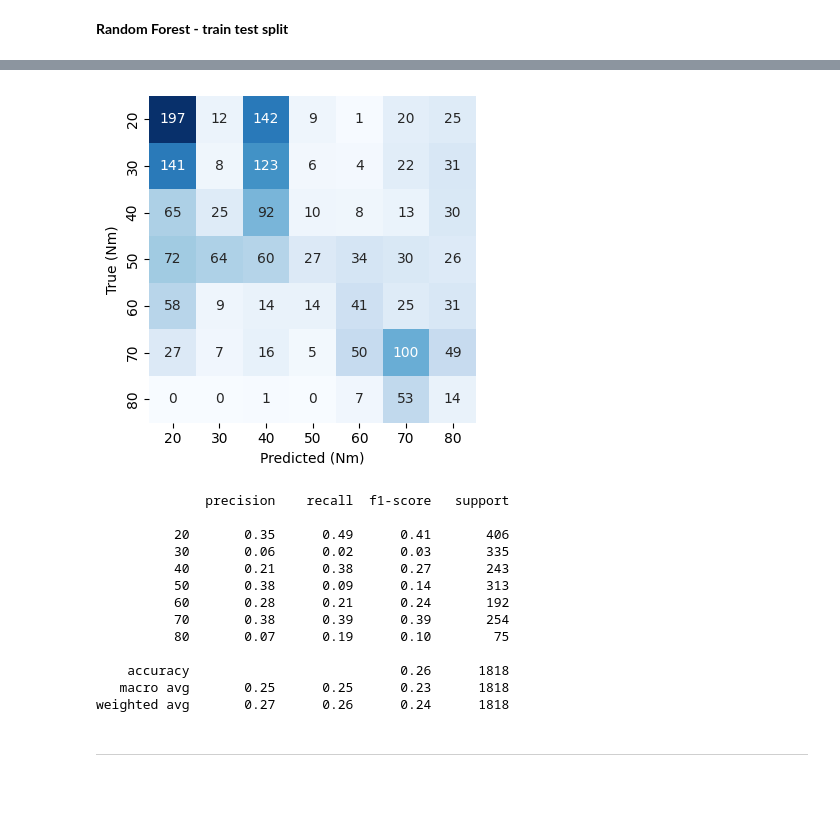
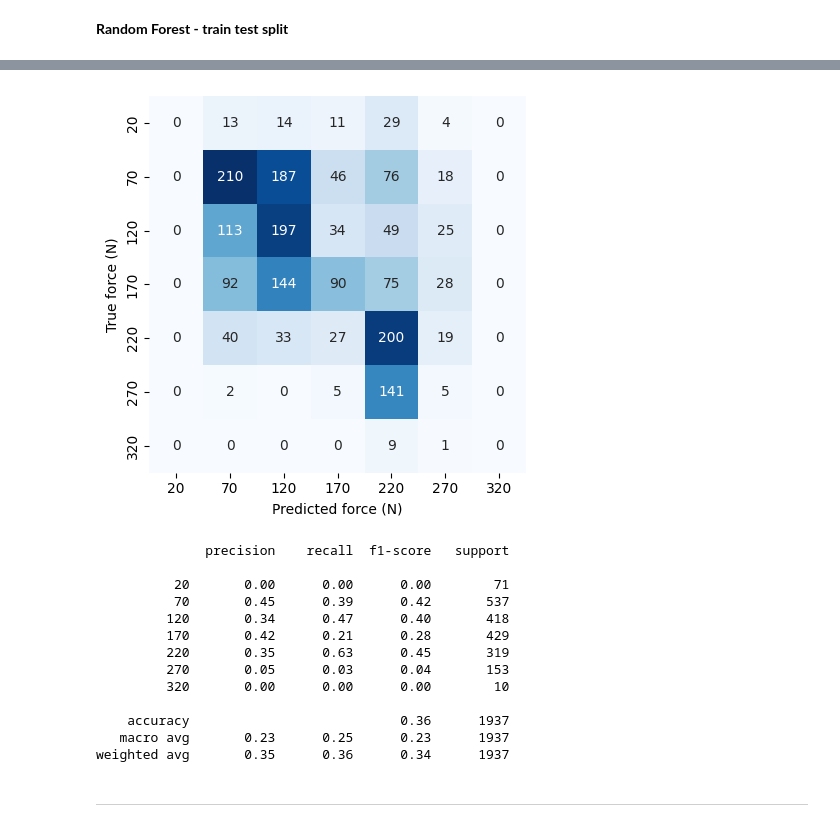
Before and after one commit to EITLabworks/Data-Driven-Force-Estimation-of-the-Thigh-Muscles-using-Electrical-Impedance-Measurements, a Jupyter notebook: 7class_classification.ipynb, the cells around one changed output, grey strips where cells are left out. Cells and saved outputs as stored; diff of their text form; code cells hidden in the pictures; blank space fills up the shorter version.

```diff
--- a/7class_classification.ipynb
+++ b/7class_classification.ipynb
@@ -14,7 +13,7 @@ from tools import compute_PCA, compute_TSNE, load_data
 # %% [markdown]
 **Multiclass classification**
 # %%
-X, y, p = load_data([ps for ps in range(1, 16)], z_score_norm="participant_meanfree")
+X, y, _, p = load_data([ps for ps in range(1, 16)], z_score_norm="participant_meanfree")
 X = X.reshape(X.shape[0], X.shape[1] * X.shape[1])
 # %% [output]
 load: ['P01', 'P02', 'P03', 'P04', 'P05', 'P06', 'P07', 'P08', 'P09', 'P10', 'P11', 'P12', 'P13', 'P14', 'P15']
@@ -47,15 +72,18 @@ X_mc = list()
 Y_mc = list()
 for xs, ys in zip(X, y):
     yr = np.round(ys, -1)
-    if yr >= 20 and yr <= 80:
+    if yr >= 20 and yr <= 400:
         X_mc.append(xs)
         Y_mc.append(yr)
 X_mc = np.array(X_mc)
 Y_mc = np.array(Y_mc, dtype=int)
 
-X_train, X_test, y_train, y_test = train_test_split(
+X_tr, X_te, y_tr, y_te = train_test_split(
     X_mc, Y_mc, test_size=0.2, random_state=42
 )
+
+X_train, y_train = create_stepped_labels(X_tr, y_tr, S=50)
+X_test, y_test = create_stepped_labels(X_te, y_te, S=50)
 # %% [markdown]
 **SVM**
 # %% [raw]
@@ -140,32 +170,37 @@ weighted avg       0.95      0.95      0.95     12099
 # %% [markdown]
 **Random Forest - train test split**
 # %%
-X, y, p = load_data([ps for ps in range(1, 15)], z_score_norm="participant_meanfree")
+X, y,_, p = load_data([ps for ps in range(1, 15)], z_score_norm="participant_meanfree")
 X = X.reshape(X.shape[0], X.shape[1] * X.shape[1])
 
-X_test, y_test, p = load_data([ps for ps in [15]], z_score_norm="participant_meanfree")
+X_test, y_test,_, p = load_data([ps for ps in [15]], z_score_norm="participant_meanfree")
 X_test = X_test.reshape(X_test.shape[0], X_test.shape[1] * X_test.shape[1])
 
 X_mc = list()
 Y_mc = list()
 for xs, ys in zip(X, y):
     yr = np.round(ys, -1)
-    if yr >= 20 and yr <= 80:
+    if yr >= 30 and yr <= 350:
         X_mc.append(xs)
         Y_mc.append(yr)
-X_train = np.array(X_mc)
-y_train = np.array(Y_mc, dtype=int)
+
 
 X_mc_test = list()
 Y_mc_test = list()
 for xs, ys in zip(X_test, y_test):
     yr = np.round(ys, -1)
-    if yr >= 20 and yr <= 80:
+    if yr >= 30 and yr <= 350:
         X_mc_test.append(xs)
         Y_mc_test.append(yr)
 
-X_test = np.array(X_mc_test)
-y_test = np.array(Y_mc_test, dtype=int)
+X_tr = np.array(X_mc)
+y_tr = np.array(Y_mc, dtype=int)
+
+X_te = np.array(X_mc_test)
+y_te = np.array(Y_mc_test, dtype=int)
+
+X_train, y_train = create_stepped_labels(X_tr, y_tr, S=50)
+X_test, y_test = create_stepped_labels(X_te, y_te, S=50)
 # %% [output]
 load: ['P01', 'P02', 'P03', 'P04', 'P05', 'P06', 'P07', 'P08', 'P09', 'P10', 'P11', 'P12', 'P13', 'P14']
 before: 0.010833320819703356 0.0138765904356241
@@ -197,37 +232,37 @@ Random Forest Accuracy: 0.26
 # %%
 cm_rf = confusion_matrix(y_test, y_pred_rf)
-plt.figure(figsize=(4, 4))
+plt.figure(figsize=(4.5, 4.5))
 sns.heatmap(
     cm_rf,
     annot=True,
     fmt="d",
     cbar=False,
     cmap="Blues",
     xticklabels=np.unique(y_test),
     yticklabels=np.unique(y_test),
 )
-plt.xlabel("Predicted (Nm)")
-plt.ylabel("True (Nm)")
+plt.xlabel("Predicted force (N)")
+plt.ylabel("True force (N)")
 # plt.title("Confusion Matrix - Random Forest")
 plt.tight_layout()
-plt.savefig("imgs/CM_7RF_test_blue.pdf")
+# plt.savefig("imgs/CM_7RF_test_blue.pdf")
 plt.show()
 
 print(classification_report(y_test, y_pred_rf))
 # %% [output]
-[figure, old version]
+[figure, new version]
               precision    recall  f1-score   support
 
-          20       0.35      0.49      0.41       406
-          30       0.06      0.02      0.03       335
-          40       0.21      0.38      0.27       243
-          50       0.38      0.09      0.14       313
-          60       0.28      0.21      0.24       192
-          70       0.38      0.39      0.39       254
-          80       0.07      0.19      0.10        75
+          20       0.00      0.00      0.00        71
+          70       0.45      0.39      0.42       537
+         120       0.34      0.47      0.40       418
+         170       0.42      0.21      0.28       429
+         220       0.35      0.63      0.45       319
+         270       0.05      0.03      0.04       153
+         320       0.00      0.00      0.00        10
 
-    accuracy                           0.26      1818
-   macro avg       0.25      0.25      0.23      1818
-weighted avg       0.27      0.26      0.24      1818
+    accuracy                           0.36      1937
+   macro avg       0.23      0.25      0.23      1937
+weighted avg       0.35      0.36      0.34      1937
 # %% [markdown]
 ___
```
Also changed, not shown: parts of 7 cells of this notebook, 17 other files.
